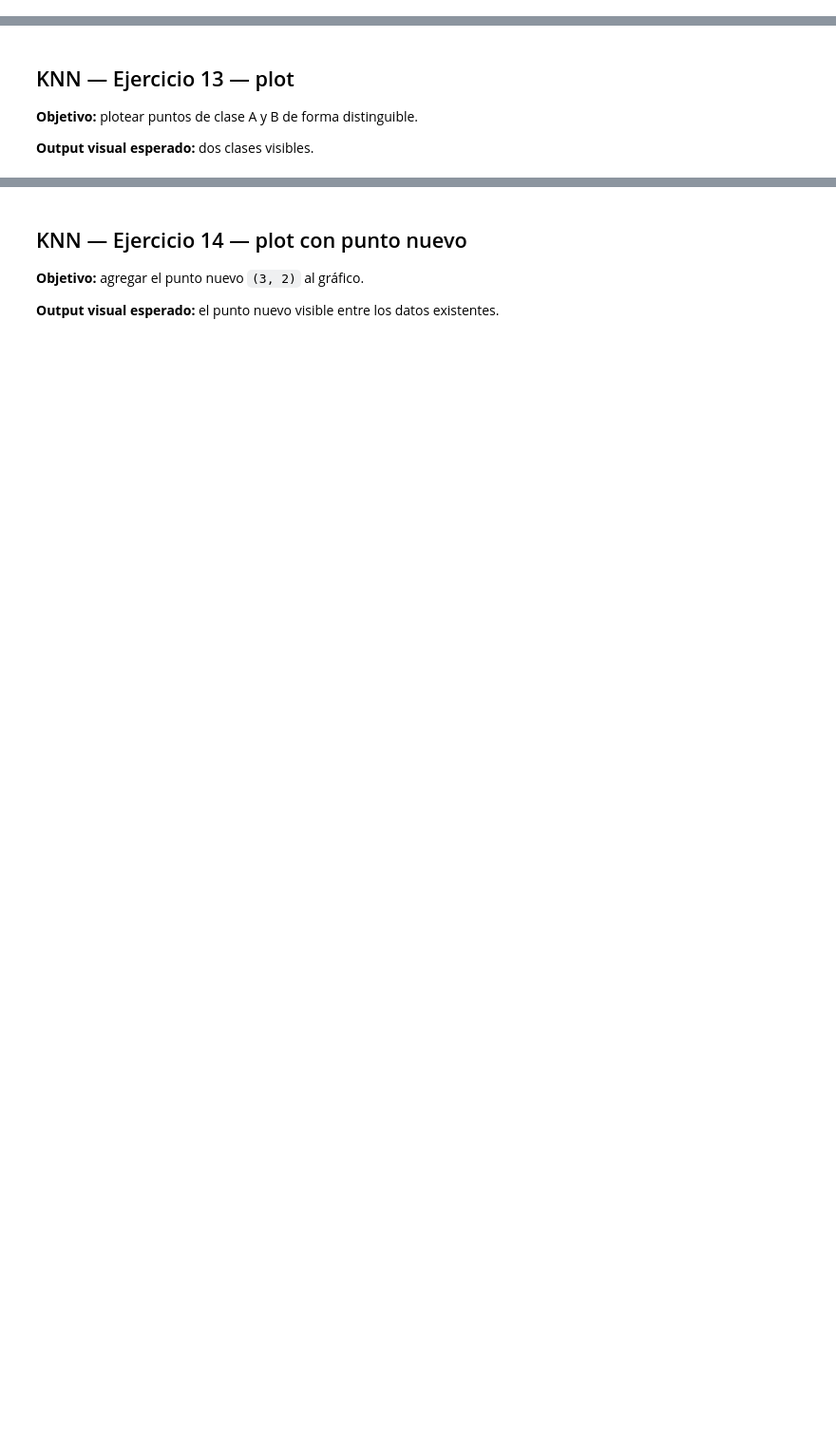
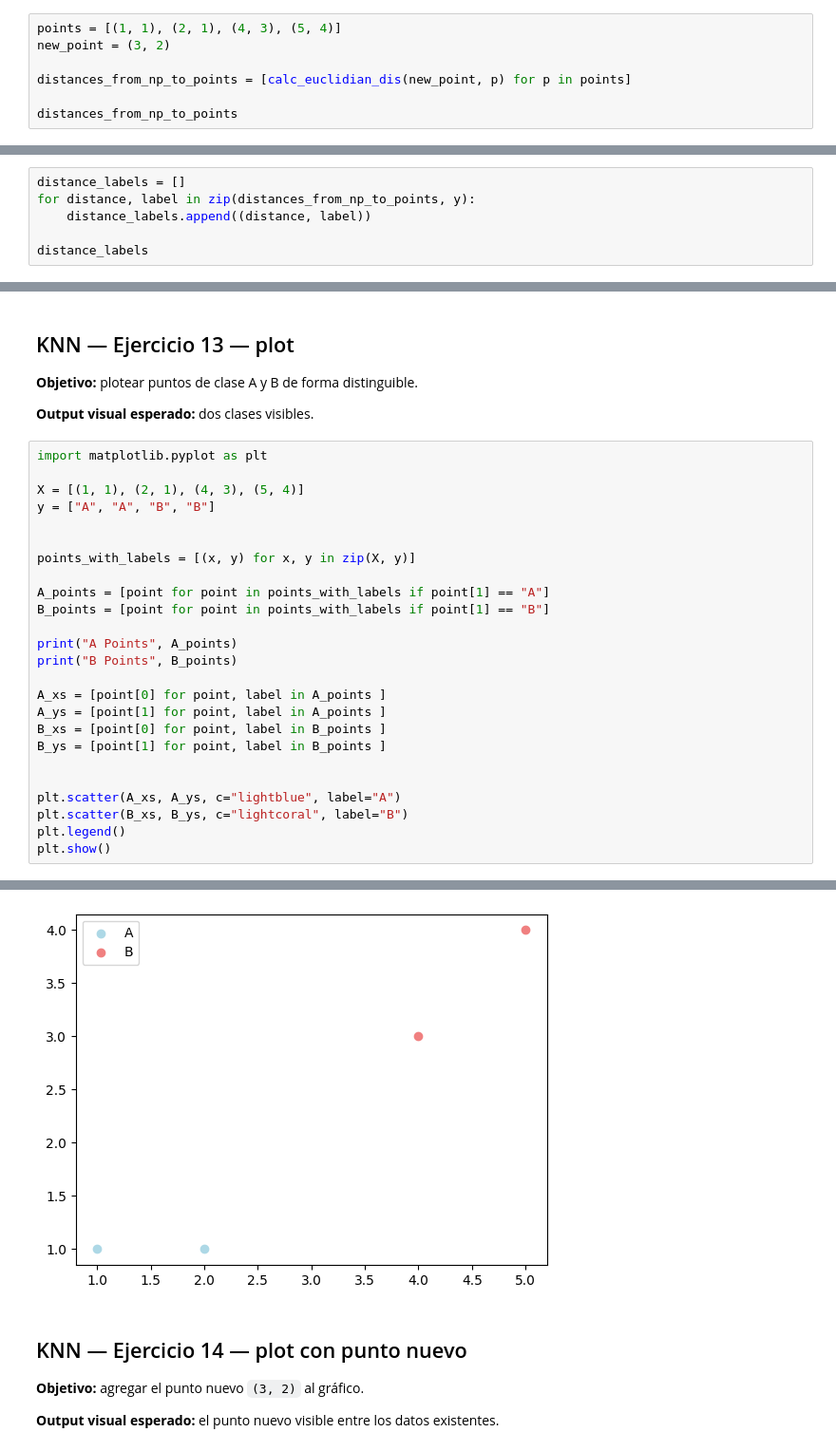
Before and after one commit to tadeogavensky/pr3-machine-learning, a Jupyter notebook: guia_ejercicios_ml_manual_sklearn_plotting.ipynb, the cells around one changed output, grey strips where cells are left out. Shown at 95% size. Drawn from its saved outputs; the diff is of its cells as text; blank space fills up the shorter version.

````diff
--- a/guia_ejercicios_ml_manual_sklearn_plotting.ipynb
+++ b/guia_ejercicios_ml_manual_sklearn_plotting.ipynb
@@ -583,3 +798,10 @@ y = ["A", "A", "B", "B"]
 ```python
 [2.24, 1.41, 1.41, 2.83]
 ```
+# %%
+points = [(1, 1), (2, 1), (4, 3), (5, 4)]
+new_point = (3, 2)
+
+distances_from_np_to_points = [calc_euclidian_dis(new_point, p) for p in points]
+
+distances_from_np_to_points
@@ -593,3 +820,9 @@ y = ["A", "A", "B", "B"]
 ```python
 [(2.24, 'A'), (1.41, 'A'), (1.41, 'B'), (2.83, 'B')]
 ```
+# %%
+distance_labels = []
+for distance, label in zip(distances_from_np_to_points, y):
+    distance_labels.append((distance, label))
+
+distance_labels
@@ -683,3 +1005,29 @@ Respondé en Markdown:
 **Objetivo:** plotear puntos de clase A y B de forma distinguible.
 
 **Output visual esperado:** dos clases visibles.
+# %%
+import matplotlib.pyplot as plt
+
+X = [(1, 1), (2, 1), (4, 3), (5, 4)]
+y = ["A", "A", "B", "B"]
+
+
+points_with_labels = [(x, y) for x, y in zip(X, y)]
+
+A_points = [point for point in points_with_labels if point[1] == "A"]
+B_points = [point for point in points_with_labels if point[1] == "B"]
+
+print("A Points", A_points)
+print("B Points", B_points)
+
+A_xs = [point[0] for point, label in A_points ]
+A_ys = [point[1] for point, label in A_points ]
+B_xs = [point[0] for point, label in B_points ]
+B_ys = [point[1] for point, label in B_points ]
+
+
+plt.scatter(A_xs, A_ys, c="lightblue", label="A")
+plt.scatter(B_xs, B_ys, c="lightcoral", label="B")
+plt.legend()
+plt.show()
+# %% [output]
@@ -686,3 +1036,4 @@ Respondé en Markdown:
+[figure, added]
 # %% [markdown]
 ## KNN — Ejercicio 14 — plot con punto nuevo
 
````
Also changed, not shown: parts of 24 cells of this notebook.
